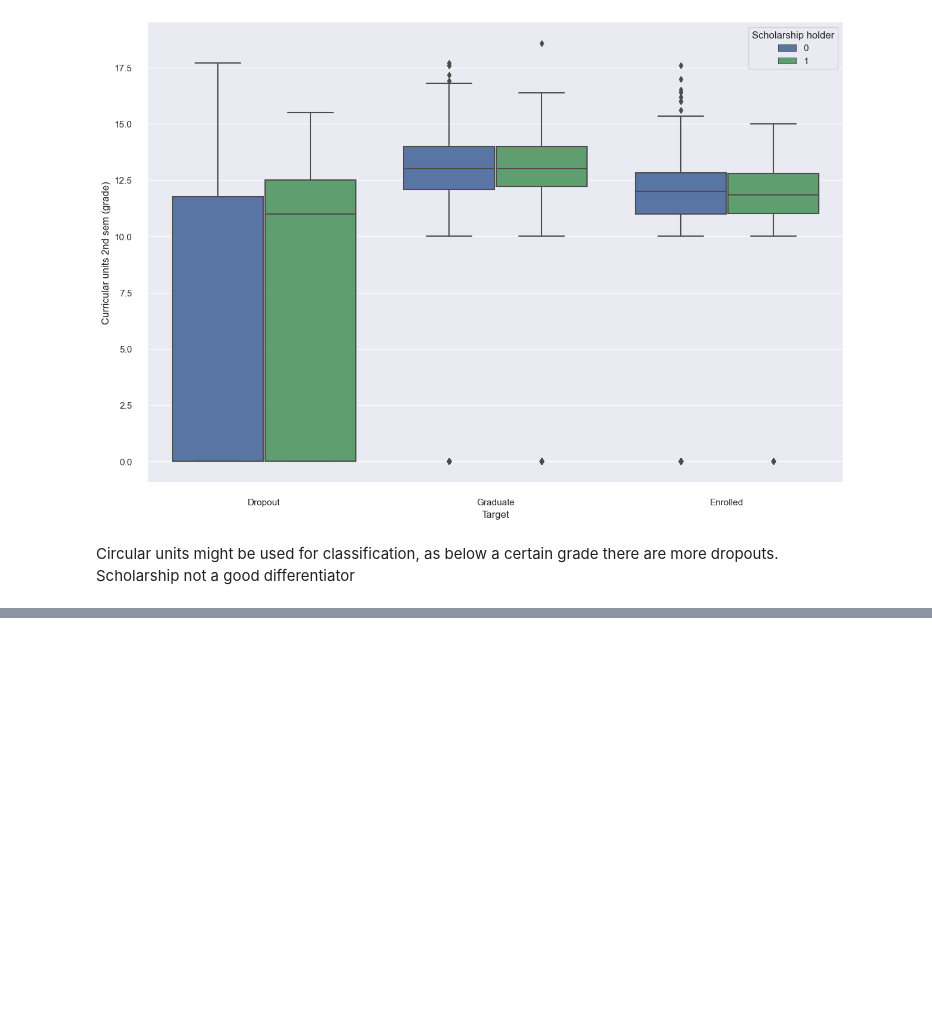
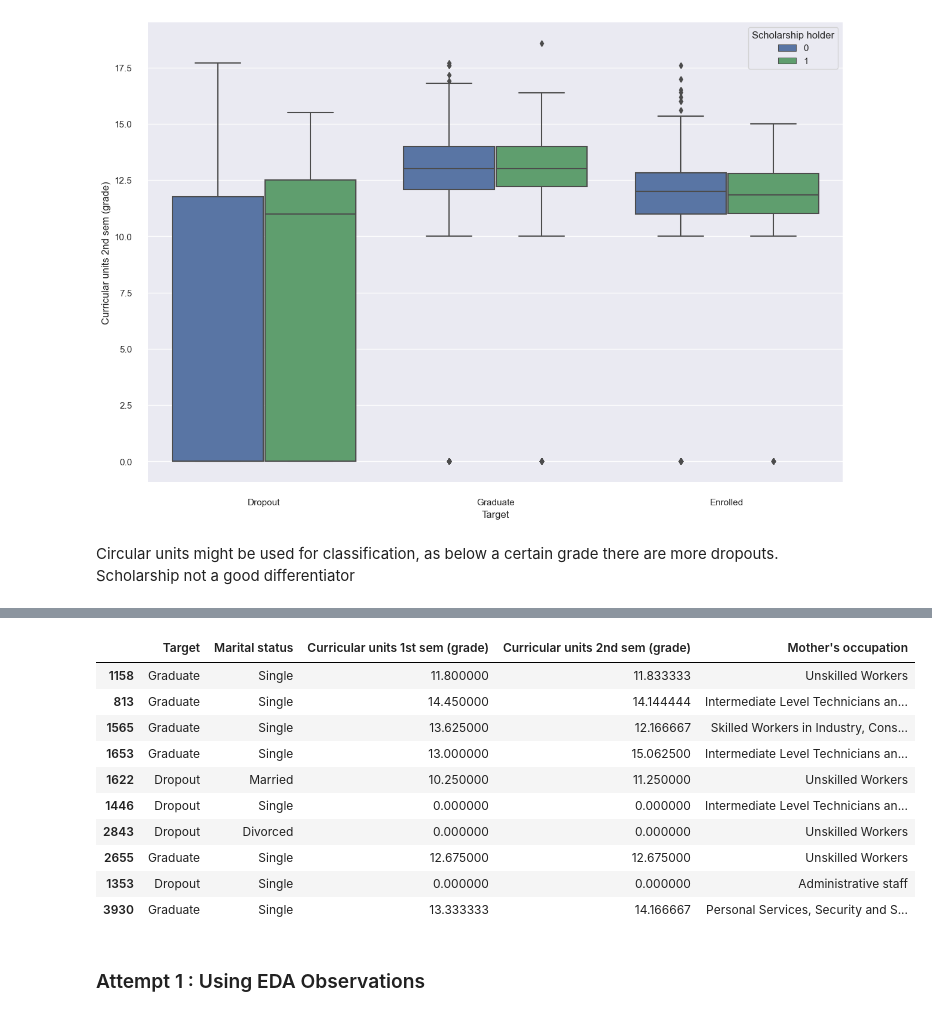
Before and after one commit to tersimdev/dropout-data-sci, a Jupyter notebook: Terence.ipynb, the cells around one changed output, grey strips where cells are left out. Saved outputs shown, nothing was run; the diff lists cells and outputs as text; code cells hidden in the pictures; blank space fills up the shorter version.

```diff
--- a/Terence.ipynb
+++ b/Terence.ipynb
@@ -168,6 +168,8 @@ def convert_numeric_to_cat(col_name):
         return {0:"Female",1:"Male"}
     elif col_name == "Daytime/evening attendance":
         return {0:"Evening",1:"Daytime"}
+    elif col_name == "Target":
+        return {0:"Dropout",1:"Graduate",2:"Enrolled"}
     else:
         print("Assuming it is 1/0 binary value.")
         return {0:"No",1:"Yes"}
@@ -449,0 +465,27 @@ Scholarship not a good differentiator
+# %%
+# selecting features that are good differetiators
+features = ["Target", "Marital status", "Curricular units 1st sem (grade)" ,"Curricular units 2nd sem (grade)", "Mother's occupation"]
+anomDf = df[features].copy()
+
+# encode dropout, graduate and enrolled as 0,1,2
+anomDf["Target"].replace({"Dropout" : 0, "Graduate" : 1, "Enrolled" : 2}, inplace = True)
+
+named_anomDf = anomDf.copy();
+for col in ["Target","Mother's occupation", "Marital status"]:
+    named_anomDf[col].replace(convert_numeric_to_cat(col), inplace=True)
+
+named_anomDf.sample(10)
+# %% [output]
+|  | Target | Marital status | Curricular units 1st sem (grade) | Curricular units 2nd sem (grade) | Mother's occupation |
+| 1158 | Graduate | Single | 11.800000 | 11.833333 | Unskilled Workers |
+| 813 | Graduate | Single | 14.450000 | 14.144444 | Intermediate Level Technicians an... |
+| 1565 | Graduate | Single | 13.625000 | 12.166667 | Skilled Workers in Industry, Cons... |
+| 1653 | Graduate | Single | 13.000000 | 15.062500 | Intermediate Level Technicians an... |
+| 1622 | Dropout | Married | 10.250000 | 11.250000 | Unskilled Workers |
+| 1446 | Dropout | Single | 0.000000 | 0.000000 | Intermediate Level Technicians an... |
+| 2843 | Dropout | Divorced | 0.000000 | 0.000000 | Unskilled Workers |
+| 2655 | Graduate | Single | 12.675000 | 12.675000 | Unskilled Workers |
+| 1353 | Dropout | Single | 0.000000 | 0.000000 | Administrative staff |
+| 3930 | Graduate | Single | 13.333333 | 14.166667 | Personal Services, Security and S... |
+# %% [markdown]
+### Attempt 1 : Using EDA Observations
```
Also changed, not shown: parts of 16 cells of this notebook.
